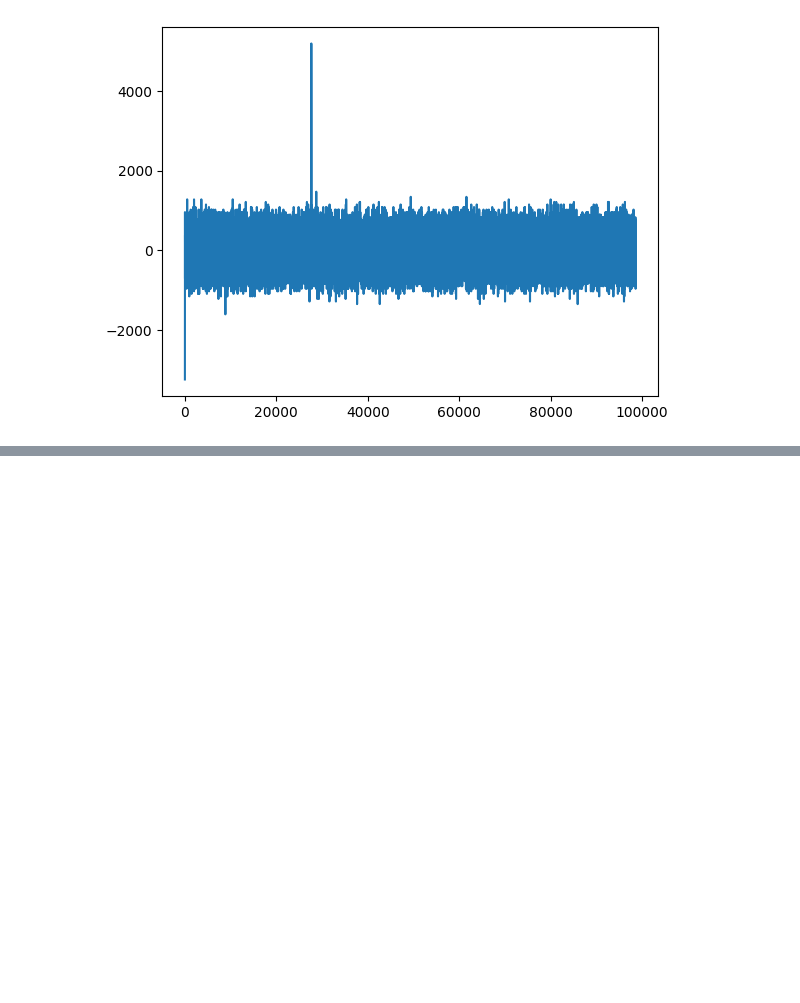
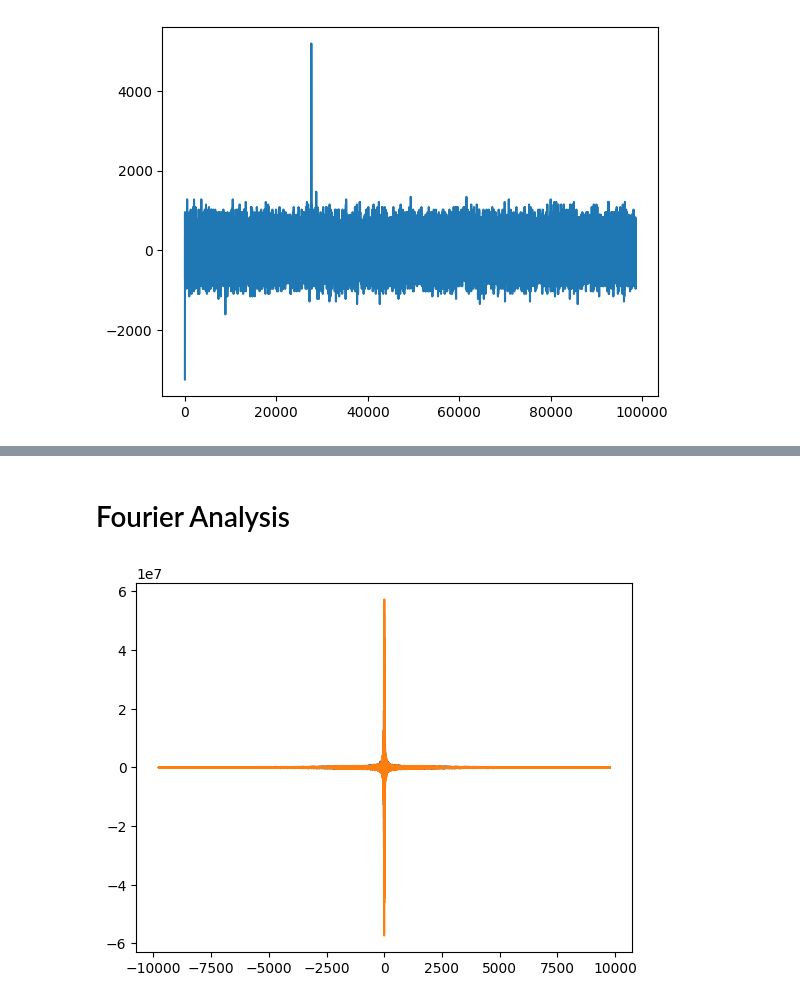
Before and after one commit to mr-brobot/compression, a Jupyter notebook: nbs/analysis.ipynb, the cells around one changed output, grey strips where cells are left out. Cells and saved outputs as stored; diff of their text form; code cells hidden in the pictures; blank space fills up the shorter version.

Commit message:
feat(analysis): refactor, fourier wip

```diff
--- a/nbs/analysis.ipynb
+++ b/nbs/analysis.ipynb
@@ -72,19 +93,19 @@ with wave.open(str(file_path), 'rb') as f:
 -4068
 -3812
 # %%
-import matplotlib.pyplot as plt
+from typing import Collection
+from pathlib import Path
 
-file_path = file_paths[0]
+def get_samples(path: Path) -> "Collection[int]":
+    with wave.open(str(path), 'rb') as f:
+        frames = f.readframes(f.getnframes())
+        return [int.from_bytes([xi, xj], 'little', signed=True) for xi, xj in zip(frames[::2], frames[1::2])]
 
-with wave.open(str(file_path), 'rb') as f:
-    frames = f.readframes(f.getnframes())
-    y_per_sec = [int.from_bytes([xi, xj], 'little', signed=True) for xi, xj in zip(frames[::2], frames[1::2])]
+samples = get_samples(file_paths[0])
 
-print(f"length: {len(y_per_sec)}")
-print(f"min: {min(y_per_sec)}")
-print(f"max: {max(y_per_sec)}")
-
-plt.plot(y_per_sec);
+print(f"length: {len(samples)}")
+print(f"min: {min(samples)}")
+print(f"max: {max(samples)}")
 # %% [output]
 length: 98634
 min: -10474
@@ -127,0 +137,12 @@ Note: you may need to restart the kernel to use updated packages.
+# %% [markdown]
+# Fourier Analysis
+# %%
+import numpy as np
+
+samples = np.array(get_samples(file_paths[0]))
+
+sp = np.fft.fft(samples)
+freq = np.fft.fftfreq(len(samples), d=1/sample_rate)
+plt.plot(freq, sp.real, freq, sp.imag);
+# %% [output]
+[figure, added]
```
Also changed, not shown: parts of 9 cells of this notebook.
